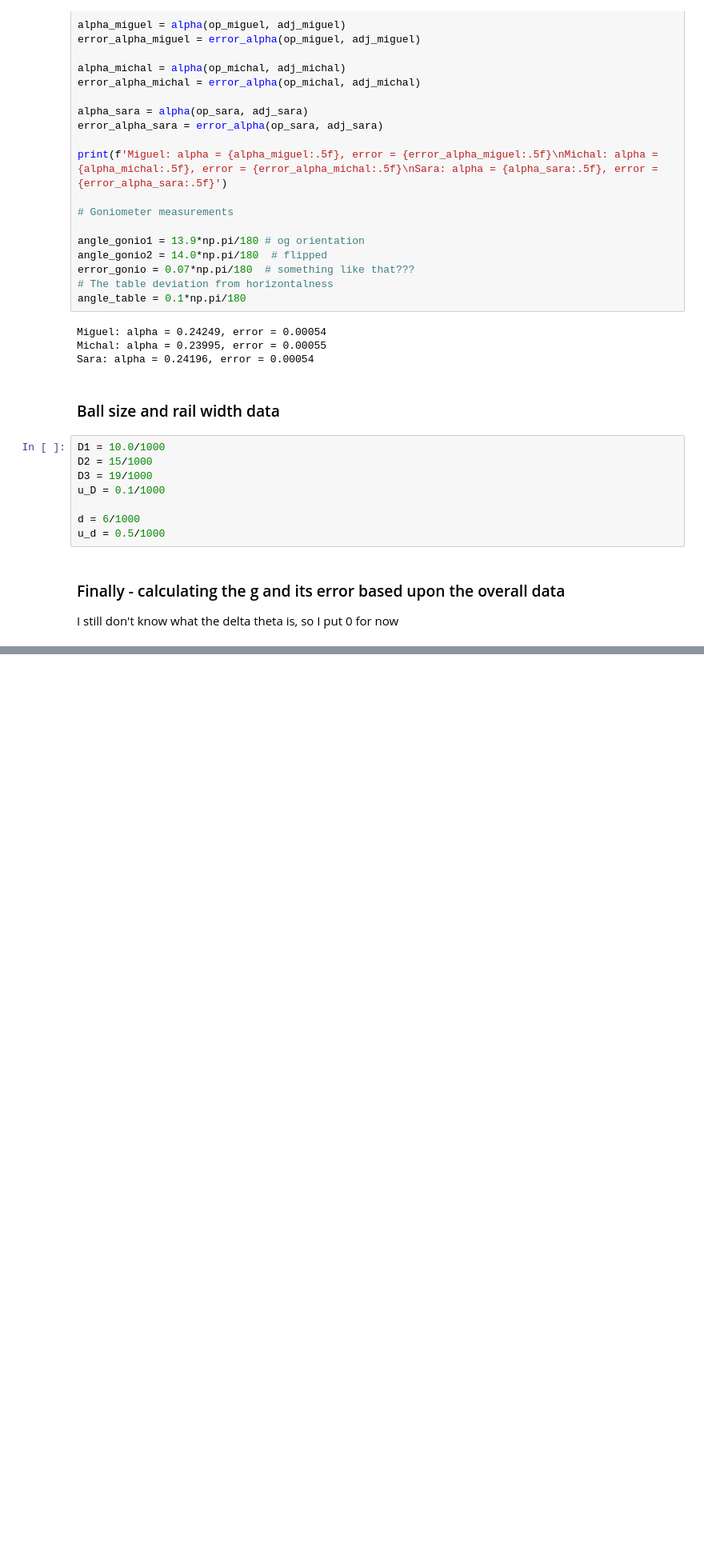
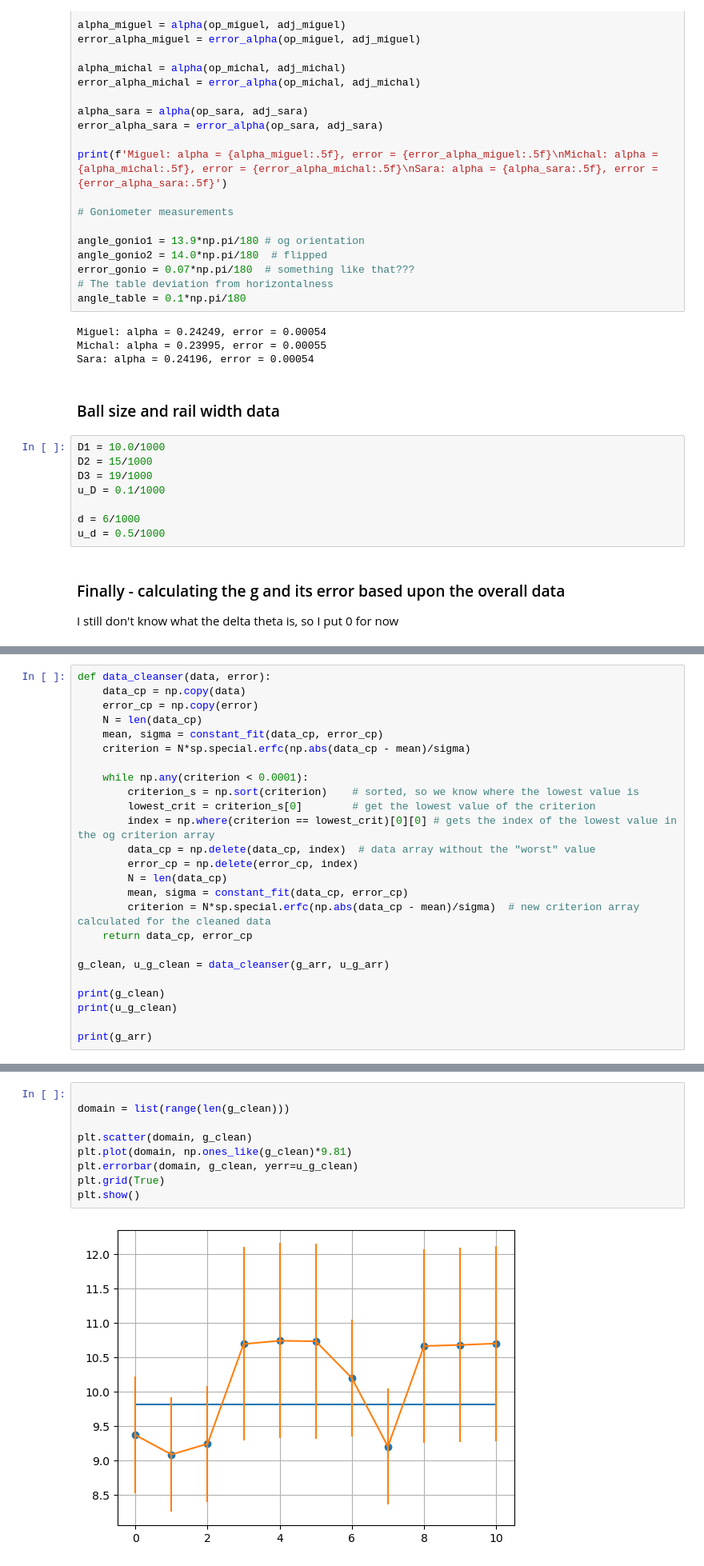
Before and after one commit to miguitarra/AppStats2024, a Jupyter notebook: Plane/incline_clean.ipynb, the cells around one changed output, grey strips where cells are left out. Shown: that part at 80% size. Drawn from its saved outputs; the diff is of its cells as text; blank space fills up the shorter version.

```diff
--- a/Plane/incline_clean.ipynb
+++ b/Plane/incline_clean.ipynb
@@ -476,0 +513,25 @@ plt.show()
+# %%
+def data_cleanser(data, error):
+    data_cp = np.copy(data)
+    error_cp = np.copy(error)
+    N = len(data_cp)
+    mean, sigma = constant_fit(data_cp, error_cp)
+    criterion = N*sp.special.erfc(np.abs(data_cp - mean)/sigma)
+
+    while np.any(criterion < 0.0001):
+        criterion_s = np.sort(criterion)    # sorted, so we know where the lowest value is
+        lowest_crit = criterion_s[0]        # get the lowest value of the criterion
+        index = np.where(criterion == lowest_crit)[0][0] # gets the index of the lowest value in the og criterion array
+        data_cp = np.delete(data_cp, index)  # data array without the "worst" value
+        error_cp = np.delete(error_cp, index)
+        N = len(data_cp)
+        mean, sigma = constant_fit(data_cp, error_cp)
+        criterion = N*sp.special.erfc(np.abs(data_cp - mean)/sigma)  # new criterion array calculated for the cleaned data
+    return data_cp, error_cp
+
+g_clean, u_g_clean = data_cleanser(g_arr, u_g_arr)
+
+print(g_clean)
+print(u_g_clean)
+
+print(g_arr)
@@ -476,0 +546,11 @@ plt.show()
+# %%
+
+domain = list(range(len(g_clean)))
+
+plt.scatter(domain, g_clean)
+plt.plot(domain, np.ones_like(g_clean)*9.81)
+plt.errorbar(domain, g_clean, yerr=u_g_clean)
+plt.grid(True)
+plt.show()
+# %% [output]
+[figure, added]
```
Also changed, not shown: parts of 6 cells of this notebook.
